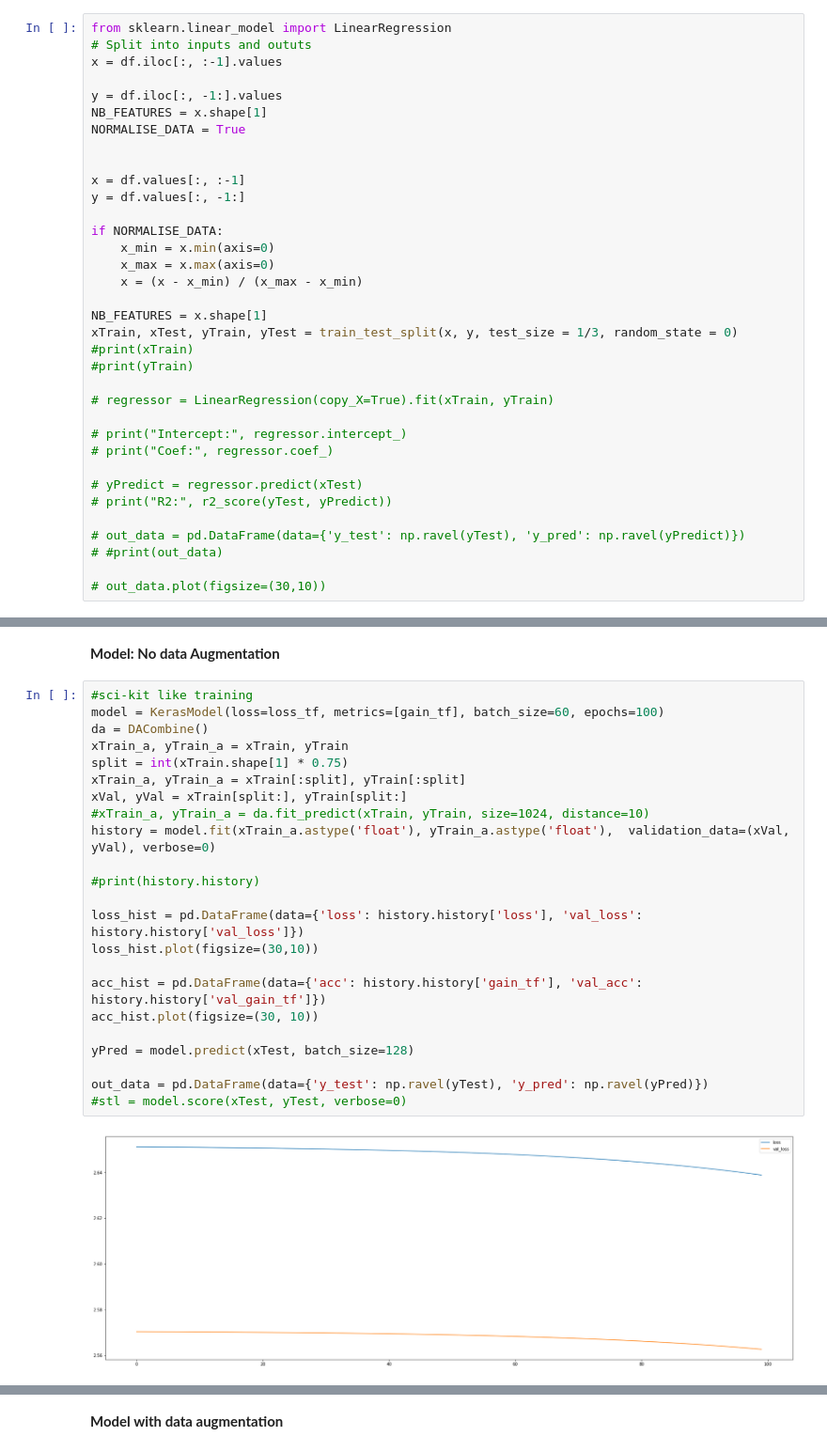
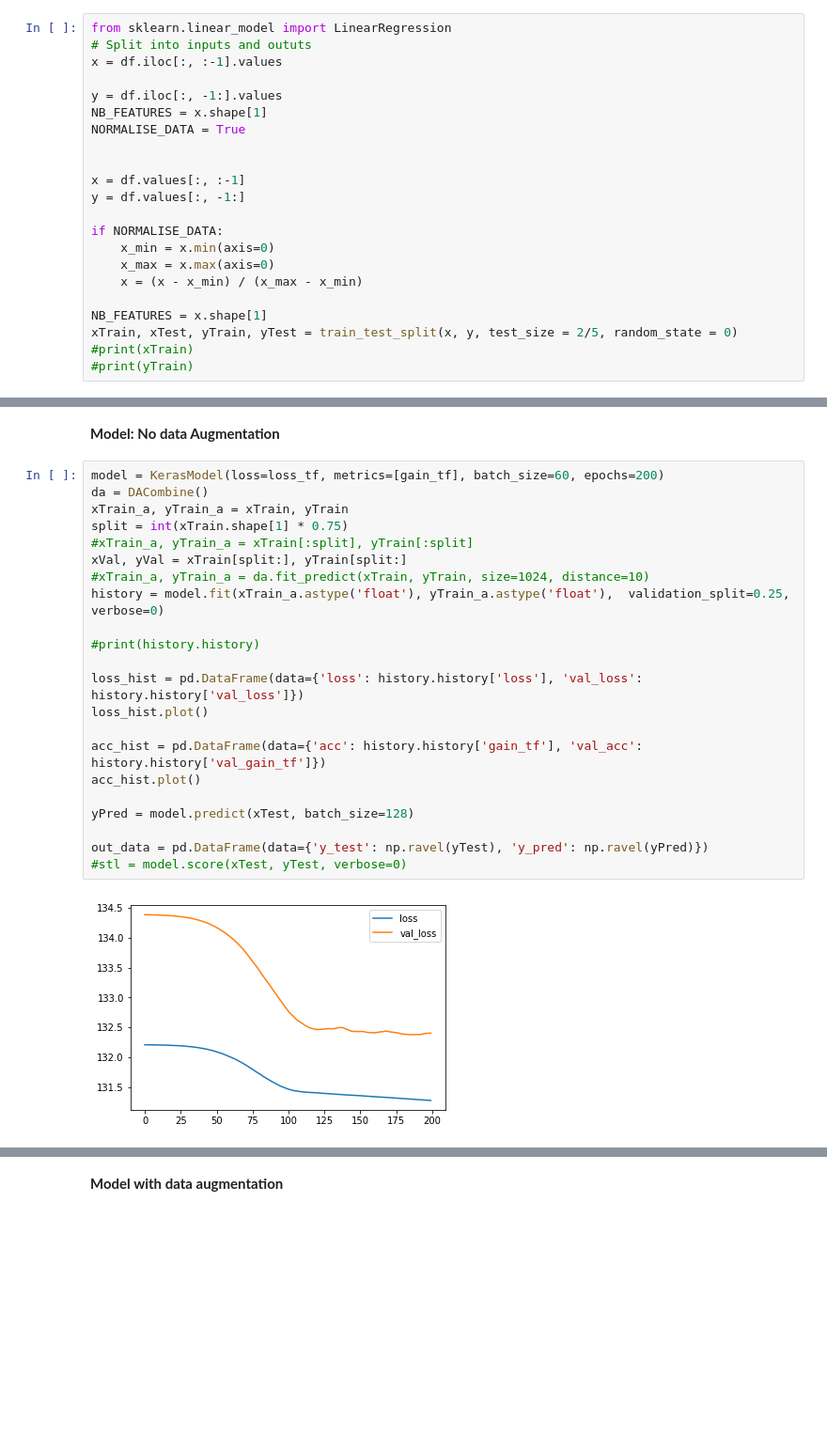
Before and after one commit to afranck64/ultimatum, a Jupyter notebook: notebooks/Model.ipynb, the cells around one changed output, grey strips where cells are left out. Shown at 94% size. Saved outputs shown, nothing was run; the diff lists cells and outputs as text; blank space fills up the shorter version.

```diff
--- a/notebooks/Model.ipynb
+++ b/notebooks/Model.ipynb
@@ -74,22 +75,9 @@ if NORMALISE_DATA:
     x = (x - x_min) / (x_max - x_min)
 
 NB_FEATURES = x.shape[1]
-xTrain, xTest, yTrain, yTest = train_test_split(x, y, test_size = 1/3, random_state = 0)
+xTrain, xTest, yTrain, yTest = train_test_split(x, y, test_size = 2/5, random_state = 0)
 #print(xTrain)
 #print(yTrain)
-
-# regressor = LinearRegression(copy_X=True).fit(xTrain, yTrain)
-
-# print("Intercept:", regressor.intercept_)
-# print("Coef:", regressor.coef_)
-
-# yPredict = regressor.predict(xTest)
-# print("R2:", r2_score(yTest, yPredict))
-
-# out_data = pd.DataFrame(data={'y_test': np.ravel(yTest), 'y_pred': np.ravel(yPredict)})
-# #print(out_data)
-
-# out_data.plot(figsize=(30,10))
 # %%
 @np.vectorize
 def sigmoid(x):
@@ -174,27 +129,26 @@ def gain_mean2(min_offer, predicted):
 # %% [markdown]
 **Model: No data Augmentation**
 # %%
-#sci-kit like training
-model = KerasModel(loss=loss_tf, metrics=[gain_tf], batch_size=60, epochs=100)
+model = KerasModel(loss=loss_tf, metrics=[gain_tf], batch_size=60, epochs=200)
 da = DACombine()
 xTrain_a, yTrain_a = xTrain, yTrain
 split = int(xTrain.shape[1] * 0.75)
-xTrain_a, yTrain_a = xTrain[:split], yTrain[:split]
+#xTrain_a, yTrain_a = xTrain[:split], yTrain[:split]
 xVal, yVal = xTrain[split:], yTrain[split:]
 #xTrain_a, yTrain_a = da.fit_predict(xTrain, yTrain, size=1024, distance=10)
-history = model.fit(xTrain_a.astype('float'), yTrain_a.astype('float'),  validation_data=(xVal, yVal), verbose=0)
+history = model.fit(xTrain_a.astype('float'), yTrain_a.astype('float'),  validation_split=0.25, verbose=0)
 
 #print(history.history)
 
 loss_hist = pd.DataFrame(data={'loss': history.history['loss'], 'val_loss': history.history['val_loss']})
-loss_hist.plot(figsize=(30,10))
+loss_hist.plot()
 
 acc_hist = pd.DataFrame(data={'acc': history.history['gain_tf'], 'val_acc': history.history['val_gain_tf']})
-acc_hist.plot(figsize=(30, 10))
+acc_hist.plot()
 
 yPred = model.predict(xTest, batch_size=128)
 
 out_data = pd.DataFrame(data={'y_test': np.ravel(yTest), 'y_pred': np.ravel(yPred)})
 #stl = model.score(xTest, yTest, verbose=0)
 # %% [output]
-[figure, old version]
+[figure, new version]
```
Also changed, not shown: parts of 24 cells of this notebook, 14 other files.
